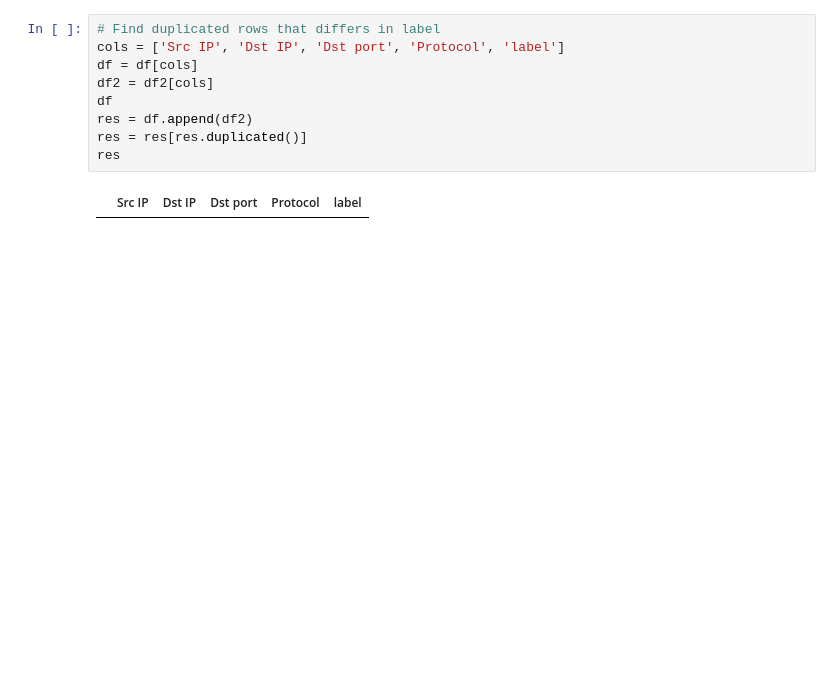
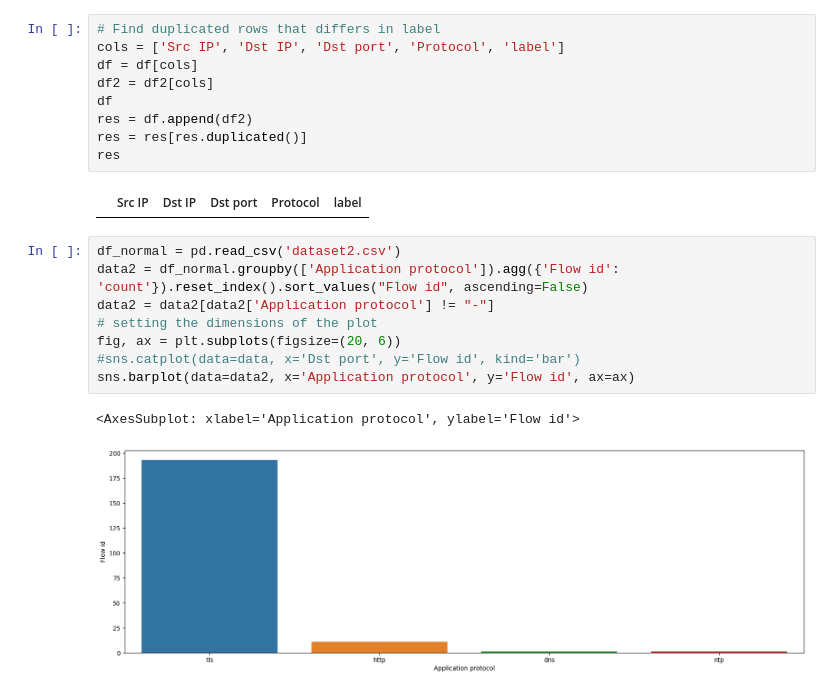
Before and after one commit to xvenc/bp-theses, a Jupyter notebook: data_visualization.ipynb, the cells around one changed output. Drawn from its saved outputs; the diff is of its cells as text; blank space fills up the shorter version.

Commit message:
Add visualization for normal data traffic

```diff
--- a/data_visualization.ipynb
+++ b/data_visualization.ipynb
@@ -306,3 +286,14 @@ res = res[res.duplicated()]
 res
 # %% [output]
 |  | Src IP | Dst IP | Dst port | Protocol | label |
+# %%
+df_normal = pd.read_csv('dataset2.csv')
+data2 = df_normal.groupby(['Application protocol']).agg({'Flow id': 'count'}).reset_index().sort_values("Flow id", ascending=False)
+data2 = data2[data2['Application protocol'] != "-"]
+# setting the dimensions of the plot
+fig, ax = plt.subplots(figsize=(20, 6))
+#sns.catplot(data=data, x='Dst port', y='Flow id', kind='bar')
+sns.barplot(data=data2, x='Application protocol', y='Flow id', ax=ax)
+# %% [output]
+<AxesSubplot: xlabel='Application protocol', ylabel='Flow id'>
+[figure, added]
```
Also changed, not shown: parts of 12 cells of this notebook.
